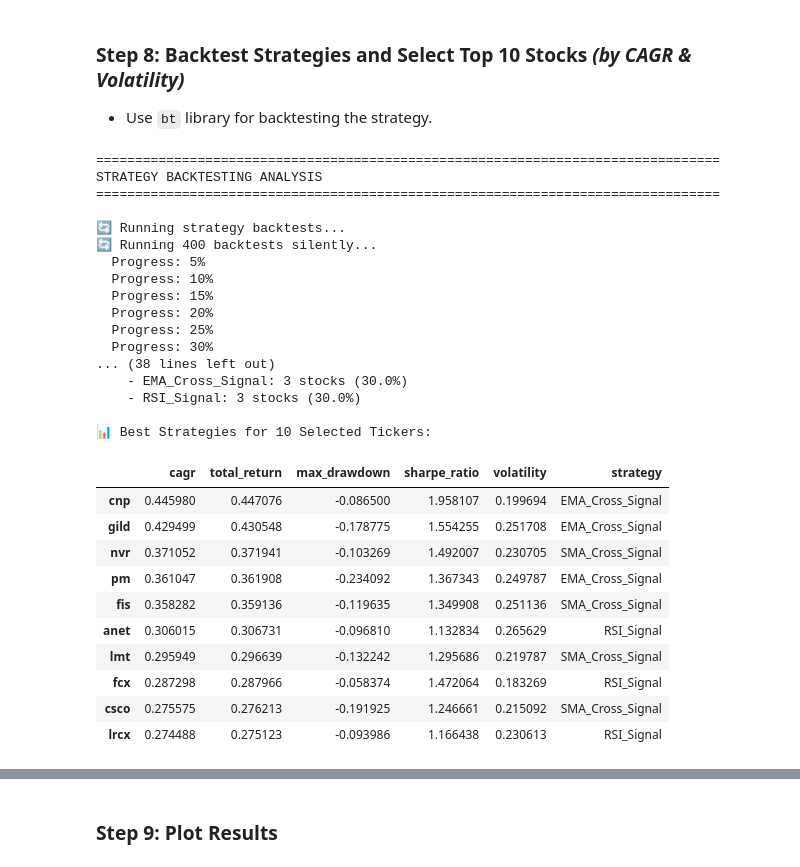
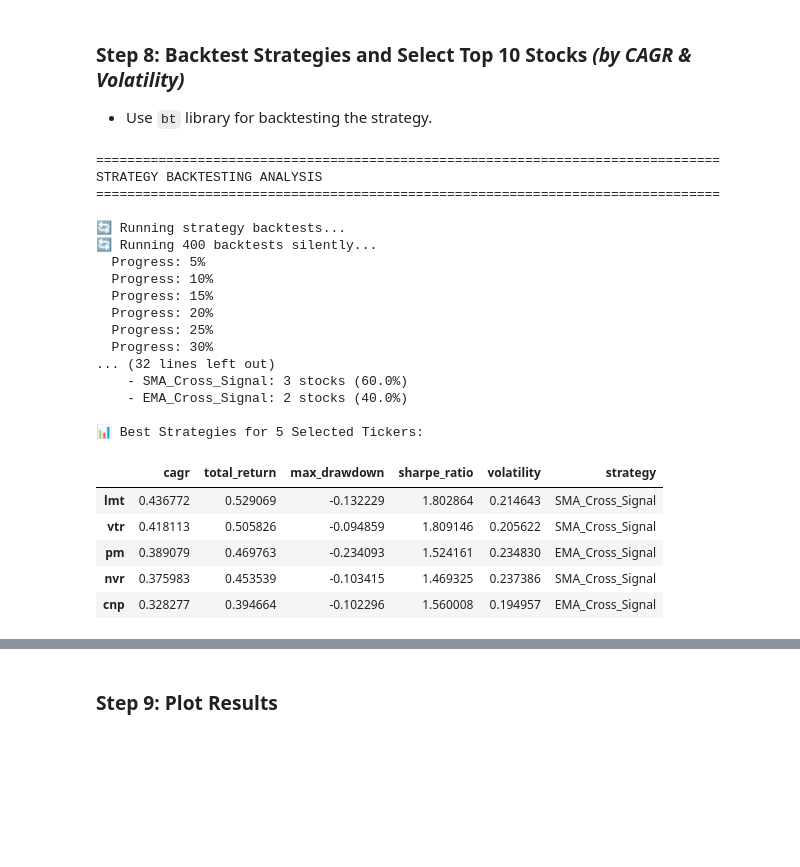
Before and after one commit to renan-peres/mfin-algo-trading-team, a Jupyter notebook: 02_short_term_portfolio.ipynb, the cells around one changed output, grey strips where cells are left out. Cells and saved outputs as stored; diff of their text form; code cells hidden in the pictures; blank space fills up the shorter version.

```diff
--- a/02_short_term_portfolio.ipynb
+++ b/02_short_term_portfolio.ipynb
@@ -52,7 +52,7 @@ logging.getLogger('yfinance').setLevel(logging.CRITICAL)
 # %%
 # Define the date range
 end_date = (datetime.today() - BDay(1)).to_pydatetime()  # Subtract 1 business day
-start_date = end_date - timedelta(days=1*365)            # 1 year before the end date
+start_date = end_date - timedelta(days=5*365)            # 1 year before the end date
 
 # Convert datetime objects to Unix timestamps (seconds since Jan 1, 1970)
 start_timestamp = int(start_date.timestamp())
@@ -352,46 +351,41 @@ from py.technical_analysis import run_backtest, best_strategy_analysis
 # Configuration constants
 PORTFOLIO_CONFIG = {
     'max_volatility': 0.3,  # Maximum 30% volatility
-    'max_stocks': 10        # Maximum 10 stocks in portfolio
+    'max_stocks': 5        # Maximum 10 stocks in portfolio
 }
 
 # Step 1: Run strategy backtesting
 backtest_data = run_backtest(quotes, trading_signals, available_tickers)
 
 # Step 2: Analyze best strategies and build portfolio
 analysis_results = best_strategy_analysis(quotes, trading_signals, backtest_data, available_tickers, **PORTFOLIO_CONFIG)
 
 # Step 3: Display results
 selected_tickers = analysis_results['selected_tickers']
 best_strategies_df = analysis_results['best_strategies_df']
 print(f"\n📊 Best Strategies for {len(selected_tickers)} Selected Tickers:")
 display(best_strategies_df.sort_values('cagr', ascending=False))
 # %% [output]
 ================================================================================
 STRATEGY BACKTESTING ANALYSIS
 ================================================================================
 
 🔄 Running strategy backtests...
 🔄 Running 400 backtests silently...
   Progress: 5%
   Progress: 10%
   Progress: 15%
   Progress: 20%
   Progress: 25%
   Progress: 30%
-... (38 lines left out)
-    - EMA_Cross_Signal: 3 stocks (30.0%)
-    - RSI_Signal: 3 stocks (30.0%)
+... (32 lines left out)
+    - SMA_Cross_Signal: 3 stocks (60.0%)
+    - EMA_Cross_Signal: 2 stocks (40.0%)
 
-📊 Best Strategies for 10 Selected Tickers:
+📊 Best Strategies for 5 Selected Tickers:
 |  | cagr | total_return | max_drawdown | sharpe_ratio | volatility | strategy |
-| cnp | 0.445980 | 0.447076 | -0.086500 | 1.958107 | 0.199694 | EMA_Cross_Signal |
-| gild | 0.429499 | 0.430548 | -0.178775 | 1.554255 | 0.251708 | EMA_Cross_Signal |
-| nvr | 0.371052 | 0.371941 | -0.103269 | 1.492007 | 0.230705 | SMA_Cross_Signal |
-| pm | 0.361047 | 0.361908 | -0.234092 | 1.367343 | 0.249787 | EMA_Cross_Signal |
-| fis | 0.358282 | 0.359136 | -0.119635 | 1.349908 | 0.251136 | SMA_Cross_Signal |
-| anet | 0.306015 | 0.306731 | -0.096810 | 1.132834 | 0.265629 | RSI_Signal |
-| lmt | 0.295949 | 0.296639 | -0.132242 | 1.295686 | 0.219787 | SMA_Cross_Signal |
-| fcx | 0.287298 | 0.287966 | -0.058374 | 1.472064 | 0.183269 | RSI_Signal |
-| csco | 0.275575 | 0.276213 | -0.191925 | 1.246661 | 0.215092 | SMA_Cross_Signal |
-| lrcx | 0.274488 | 0.275123 | -0.093986 | 1.166438 | 0.230613 | RSI_Signal |
+| lmt | 0.436772 | 0.529069 | -0.132229 | 1.802864 | 0.214643 | SMA_Cross_Signal |
+| vtr | 0.418113 | 0.505826 | -0.094859 | 1.809146 | 0.205622 | SMA_Cross_Signal |
+| pm | 0.389079 | 0.469763 | -0.234093 | 1.524161 | 0.234830 | EMA_Cross_Signal |
+| nvr | 0.375983 | 0.453539 | -0.103415 | 1.469325 | 0.237386 | SMA_Cross_Signal |
+| cnp | 0.328277 | 0.394664 | -0.102296 | 1.560008 | 0.194957 | EMA_Cross_Signal |
```
Also changed, not shown: parts of 14 cells of this notebook, 5 other files.
